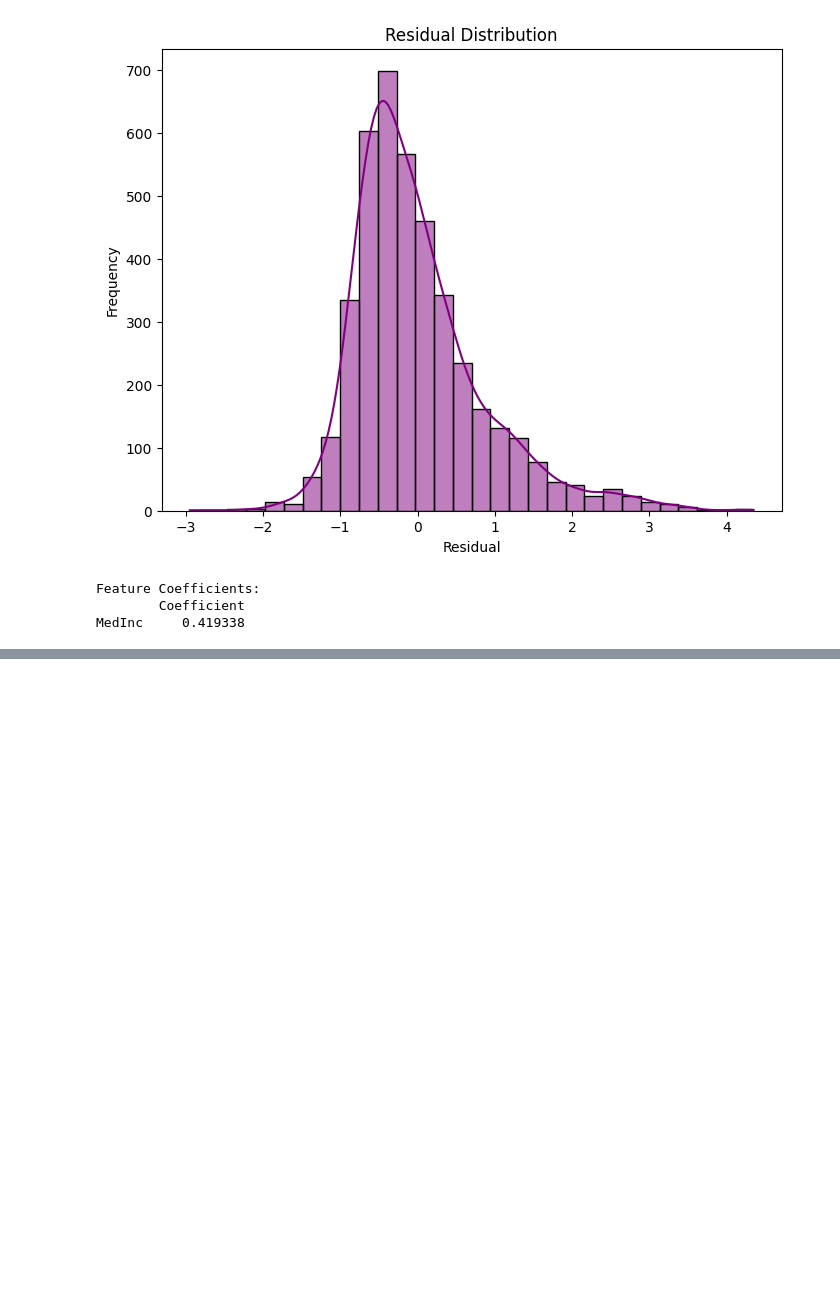
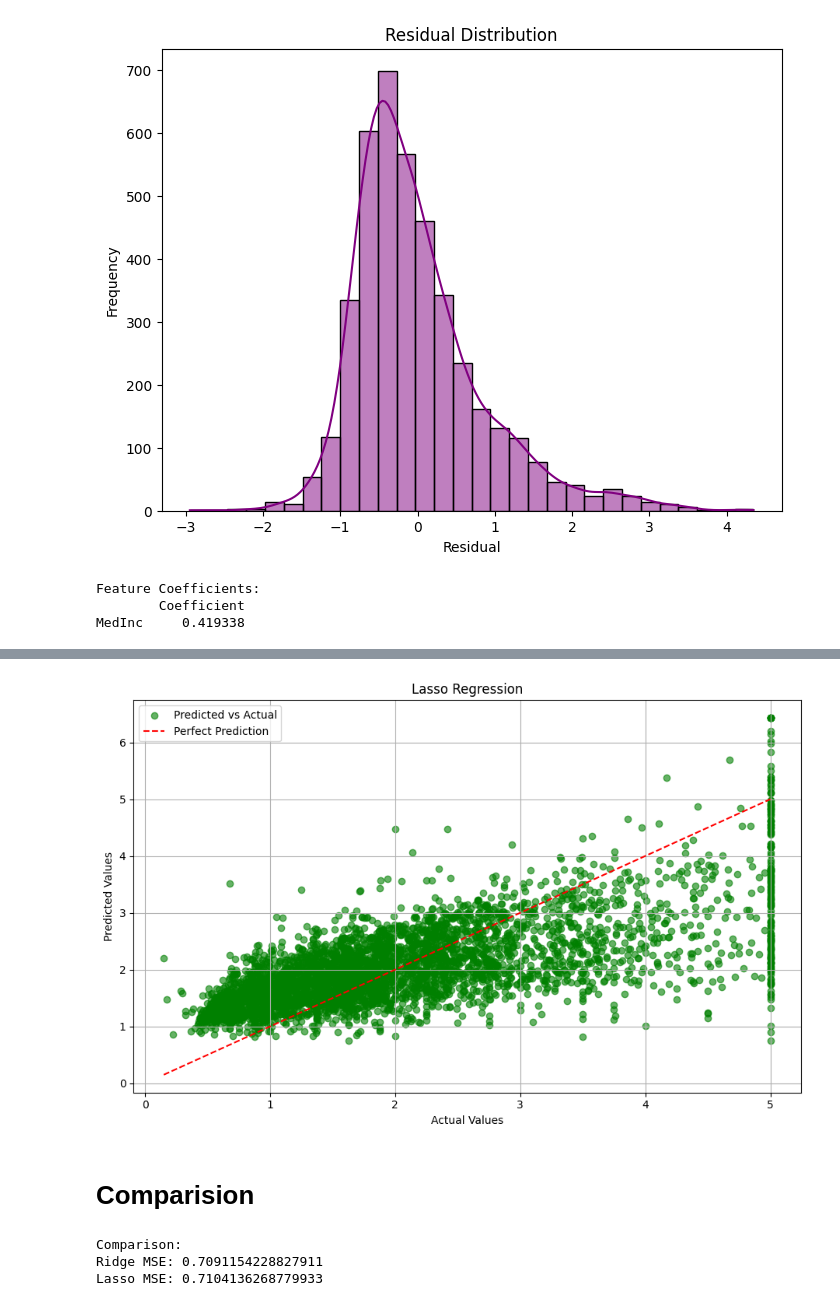
Before and after one commit to Samrile/California-Housing-Linear_Regression, a Jupyter notebook: 1_LIN_REG.ipynb, the cells around one changed output, grey strips where cells are left out. Drawn from its saved outputs; the diff is of its cells as text; code cells hidden in the pictures; blank space fills up the shorter version.

```diff
--- a/1_LIN_REG.ipynb
+++ b/1_LIN_REG.ipynb
@@ -135,0 +200,24 @@ MedInc     0.419338
+# %%
+plt.figure(figsize=(18, 6))
+plt.subplot(1, 2, 2)
+plt.scatter(y1_test, lasso_pred, color='green', alpha=0.6, label='Predicted vs Actual')
+plt.plot([min(y1_test), max(y1_test)], [min(y1_test), max(y1_test)], color='red', linestyle='--', label='Perfect Prediction')
+plt.title('Lasso Regression')
+plt.xlabel('Actual Values')
+plt.ylabel('Predicted Values')
+plt.legend()
+plt.grid()
+plt.tight_layout()
+plt.show()
+# %% [output]
+[figure, added]
+# %% [markdown]
+# Comparision
+# %%
+print("Comparison:")
+print(f"Ridge MSE: {ridge_mse}")
+print(f"Lasso MSE: {lasso_mse}")
+# %% [output]
+Comparison:
+Ridge MSE: 0.7091154228827911
+Lasso MSE: 0.7104136268779933
```
Also changed, not shown: parts of 12 cells of this notebook.
